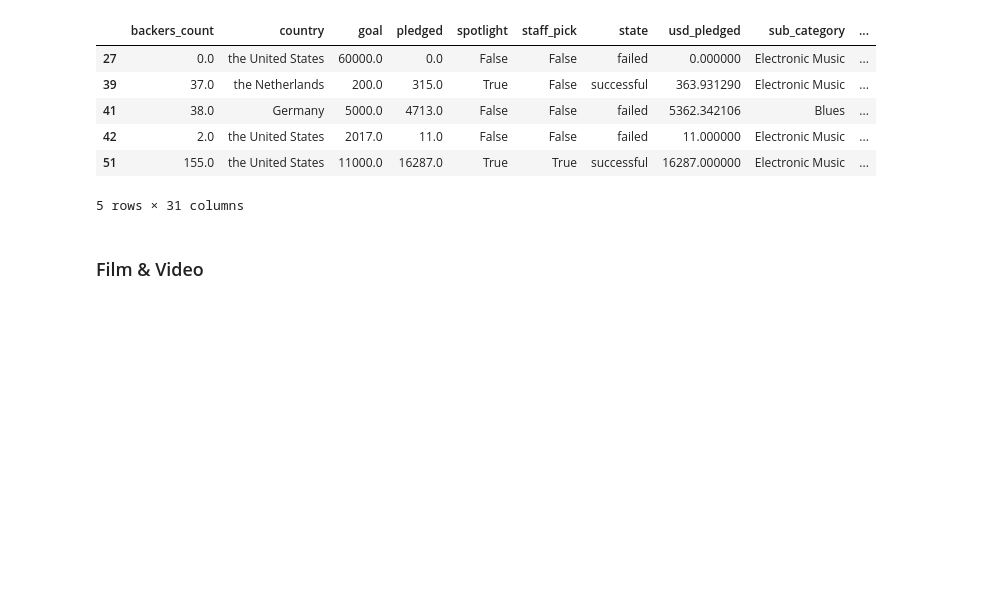
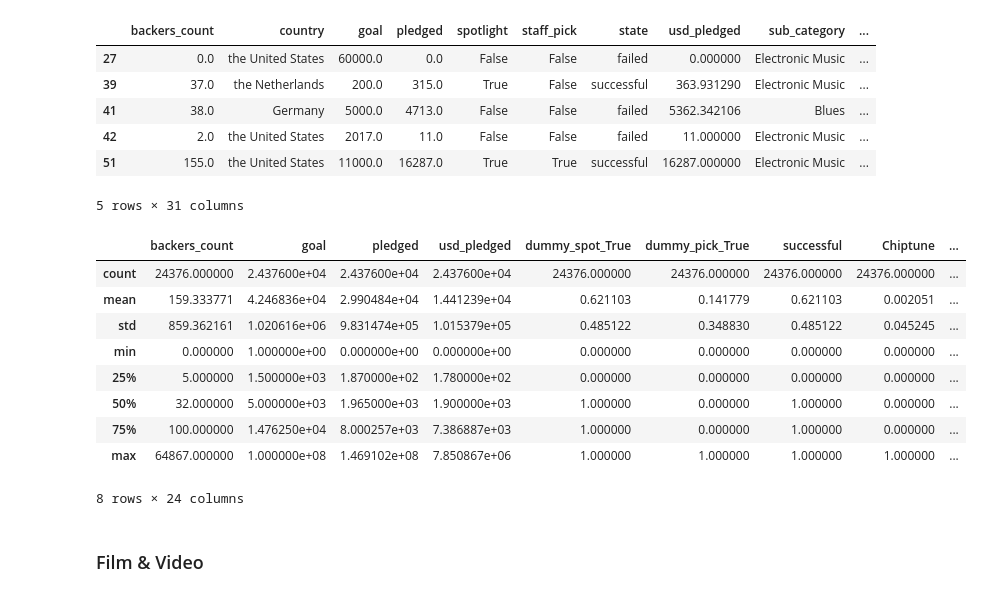
Before and after one commit to IanIrizarry/kickstarter-success-predictions, a Jupyter notebook: kickstarter-success-predictions.ipynb, the cells around one changed output. Saved outputs shown, nothing was run; the diff lists cells and outputs as text; code cells hidden in the pictures; blank space fills up the shorter version.

```diff
--- a/kickstarter-success-predictions.ipynb
+++ b/kickstarter-success-predictions.ipynb
@@ -842,6 +856,19 @@ music.head()
 | 42 | 2.0 | the United States | 2017.0 | 11.0 | False | False | failed | 11.000000 | Electronic Music | ... |
 | 51 | 155.0 | the United States | 11000.0 | 16287.0 | True | True | successful | 16287.000000 | Electronic Music | ... |
 5 rows × 31 columns
+# %%
+music.describe()
+# %% [output]
+|  | backers_count | goal | pledged | usd_pledged | dummy_spot_True | dummy_pick_True | successful | Chiptune | ... |
+| count | 24376.000000 | 2.437600e+04 | 2.437600e+04 | 2.437600e+04 | 24376.000000 | 24376.000000 | 24376.000000 | 24376.000000 | ... |
+| mean | 159.333771 | 4.246836e+04 | 2.990484e+04 | 1.441239e+04 | 0.621103 | 0.141779 | 0.621103 | 0.002051 | ... |
+| std | 859.362161 | 1.020616e+06 | 9.831474e+05 | 1.015379e+05 | 0.485122 | 0.348830 | 0.485122 | 0.045245 | ... |
+| min | 0.000000 | 1.000000e+00 | 0.000000e+00 | 0.000000e+00 | 0.000000 | 0.000000 | 0.000000 | 0.000000 | ... |
+| 25% | 5.000000 | 1.500000e+03 | 1.870000e+02 | 1.780000e+02 | 0.000000 | 0.000000 | 0.000000 | 0.000000 | ... |
+| 50% | 32.000000 | 5.000000e+03 | 1.965000e+03 | 1.900000e+03 | 1.000000 | 0.000000 | 1.000000 | 0.000000 | ... |
+| 75% | 100.000000 | 1.476250e+04 | 8.000257e+03 | 7.386887e+03 | 1.000000 | 0.000000 | 1.000000 | 0.000000 | ... |
+| max | 64867.000000 | 1.000000e+08 | 1.469102e+08 | 7.850867e+06 | 1.000000 | 1.000000 | 1.000000 | 1.000000 | ... |
+8 rows × 24 columns
 # %% [markdown]
 ### Film & Video
 # %%
```
Also changed, not shown: parts of 7 cells of this notebook, 1 other file.
